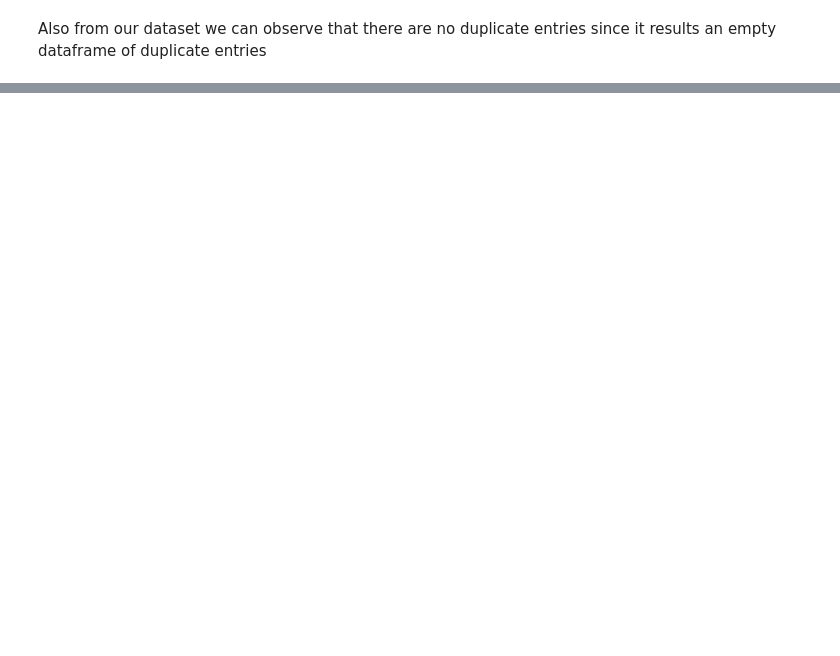
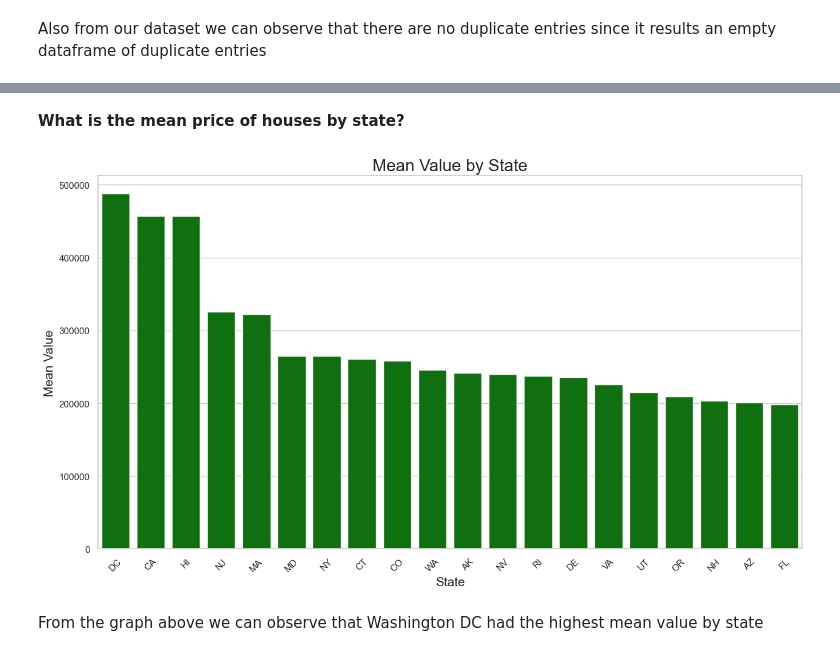
Before and after one commit to stanoff/dsc-project-time-series, a Jupyter notebook: Untitled.ipynb, the cells around one changed output, grey strips where cells are left out. Drawn from its saved outputs; the diff is of its cells as text; code cells hidden in the pictures; blank space fills up the shorter version.

```diff
--- a/Untitled.ipynb
+++ b/Untitled.ipynb
@@ -203,0 +344,18 @@ Also from our dataset we can observe that there are no duplicate entries since i
+# %%
+
+# Resample the time series data
+resampled_data = ts.resample("A").mean().reset_index()
+
+# Set the Seaborn style
+sns.set(style="whitegrid")
+
+# Create the plot using Seaborn
+plt.figure(figsize=(15, 10))
+sns.lineplot(x="Date", y="Price", data=resampled_data)
+plt.ylabel("Mean Price", fontsize=15)
+plt.title("Plot of Mean House Price from 1996 to 2018 in USA", fontsize=20)
+
+# Rotate x-axis labels for better readability
+plt.xticks(rotation=45)
+
+plt.show()
@@ -203,0 +366,27 @@ Also from our dataset we can observe that there are no duplicate entries since i
+# %% [markdown]
+**What is the mean price of houses by state?**
+# %%
+# grouping data by mean price and selecting top 30 states
+grouped = df.groupby('State')
+state_values = grouped['Price'].mean()
+state_values_df = state_values.reset_index(name='mean_value')
+state_values_df = state_values_df.sort_values(by='mean_value', ascending=False)
+top_twenty_states_df = state_values_df.head(20)
+# %%
+# Set the Seaborn style
+sns.set(style="whitegrid")
+
+plt.figure(figsize=(15, 8))
+sns.barplot(x='State', y='mean_value', data=top_twenty_states_df, color='green')
+plt.xlabel('State', fontsize=15)
+plt.ylabel('Mean Value', fontsize=15)
+plt.title('Mean Value by State', fontsize=20)
+
+# Rotate x-axis labels for better readability
+plt.xticks(rotation=45)
+
+plt.show()
+# %% [output]
+[figure, added]
+# %% [markdown]
+From the graph above we can observe that Washington DC had the highest mean value by state
```
Also changed, not shown: parts of 27 cells of this notebook.
